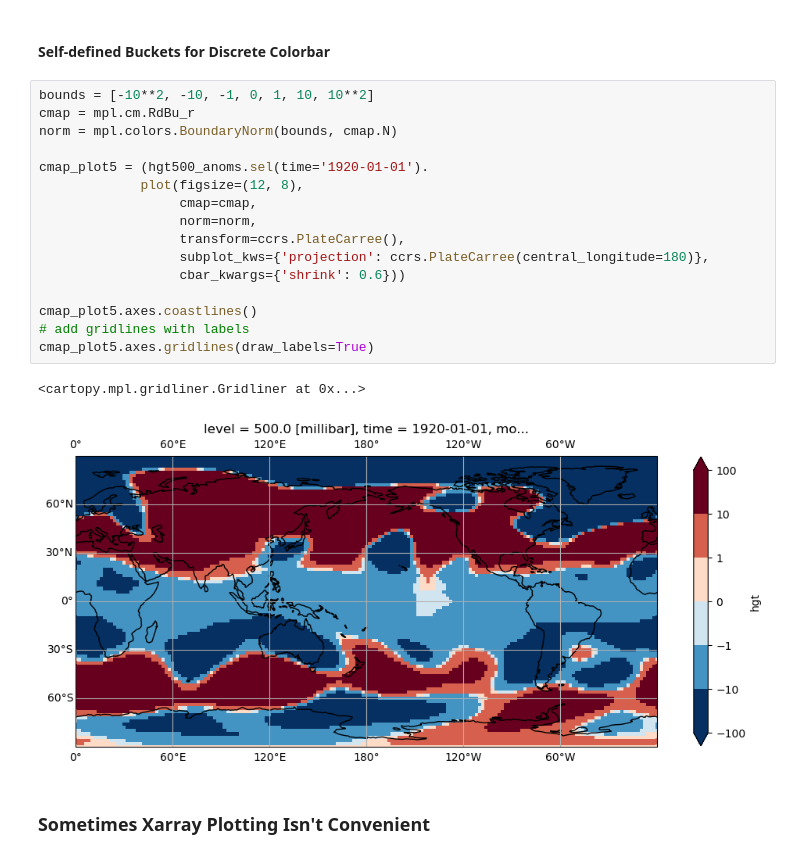
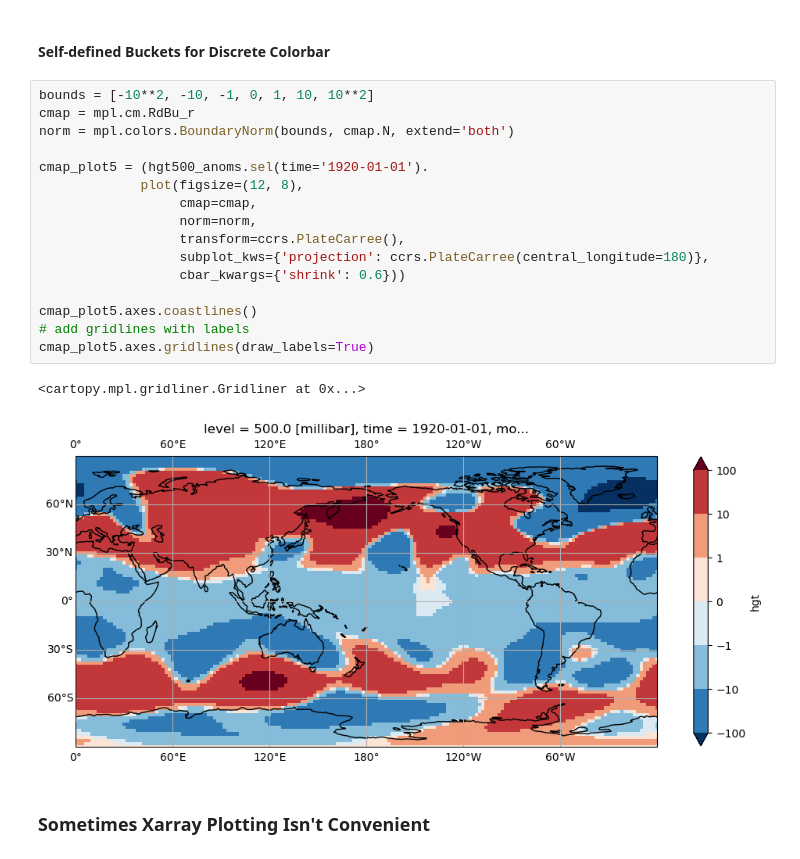
Before and after one commit to kylemcevoy/example_notebooks, a Jupyter notebook: plotting_gallery.ipynb, the cells around one changed output. Drawn from its saved outputs; the diff is of its cells as text.

Commit message:
added BoundaryNorm() extend arg example

```diff
--- a/plotting_gallery.ipynb
+++ b/plotting_gallery.ipynb
@@ -247,22 +247,22 @@ cmap_plot4.axes.gridlines(draw_labels=True)
 # %%
 bounds = [-10**2, -10, -1, 0, 1, 10, 10**2]
 cmap = mpl.cm.RdBu_r
-norm = mpl.colors.BoundaryNorm(bounds, cmap.N)
+norm = mpl.colors.BoundaryNorm(bounds, cmap.N, extend='both')
 
 cmap_plot5 = (hgt500_anoms.sel(time='1920-01-01').
              plot(figsize=(12, 8),
                   cmap=cmap,
                   norm=norm,
                   transform=ccrs.PlateCarree(),
                   subplot_kws={'projection': ccrs.PlateCarree(central_longitude=180)},
                   cbar_kwargs={'shrink': 0.6}))
 
 cmap_plot5.axes.coastlines()
 # add gridlines with labels
 cmap_plot5.axes.gridlines(draw_labels=True)
 # %% [output]
 <cartopy.mpl.gridliner.Gridliner at 0x...>
-[figure, old version]
+[figure, new version]
 # %% [markdown]
 ### Sometimes Xarray Plotting Isn't Convenient
 # %%
```
